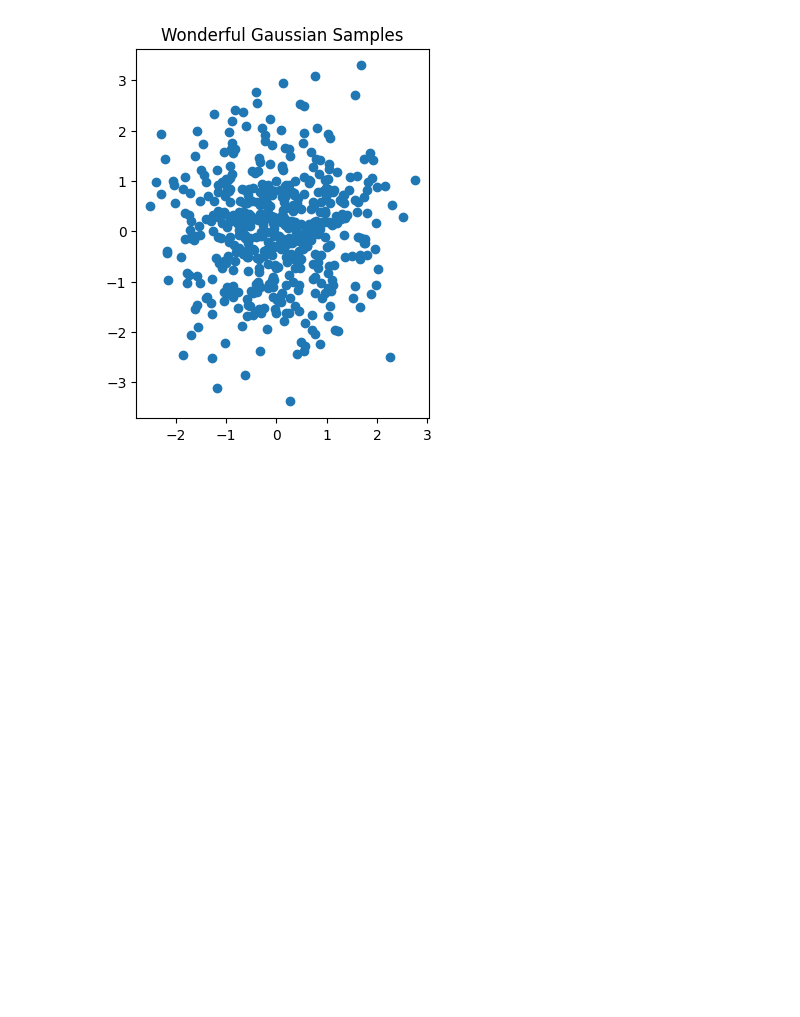
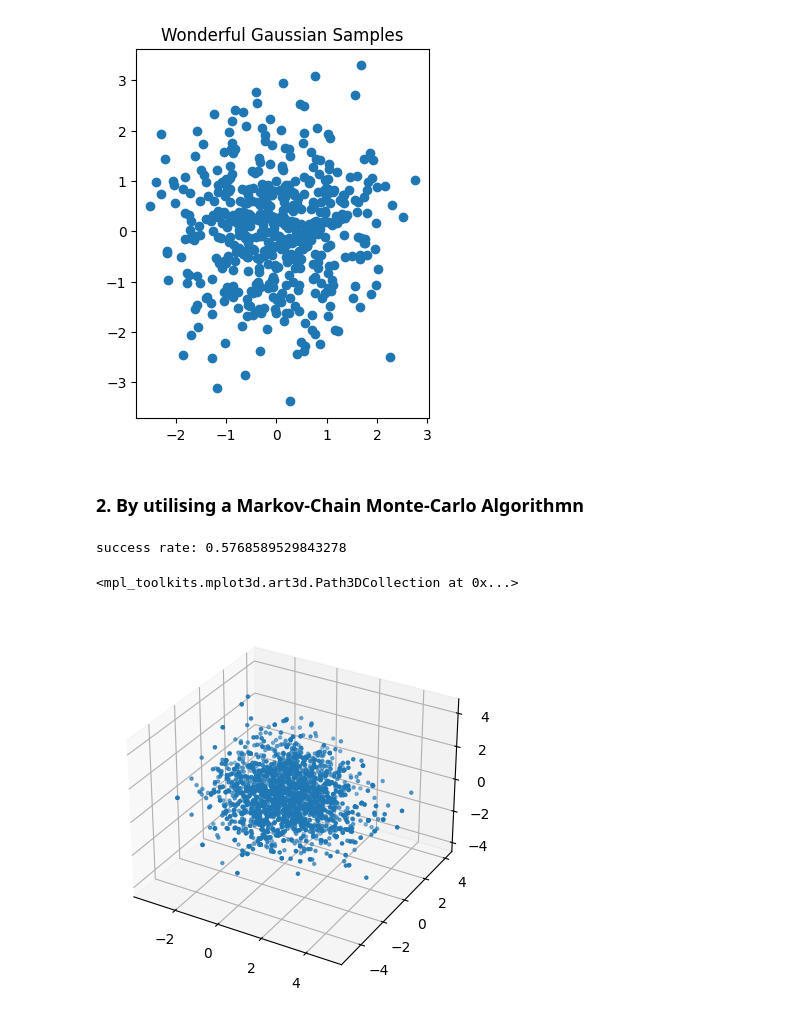
Before and after one commit to evanwonisch/NeuralQuantumStates, a Jupyter notebook: samplers/gaussian.ipynb, the cells around one changed output. Drawn from its saved outputs; the diff is of its cells as text; code cells hidden in the pictures; blank space fills up the shorter version.

```diff
--- a/samplers/gaussian.ipynb
+++ b/samplers/gaussian.ipynb
@@ -34,3 +36,49 @@ plt.title("Wonderful Gaussian Samples")
 # %% [output]
 Text(0.5, 1.0, 'Wonderful Gaussian Samples')
 [figure]
+# %% [markdown]
+### 2. By utilising a Markov-Chain Monte-Carlo Algorithmn
+# %%
+def sample(f, N, x_0, u_x = 1,  verbose = False):
+    x_0 = np.array(x_0)
+    samples = [x_0]
+    shape = x_0.shape
+    success_rate = 1
+
+    for i in range(1, N):
+        # sample gaussian step
+        dx = np.random.randn(*shape) * u_x
+        # calculate proposal
+        proposal = samples[-1] + dx
+
+        # calculate acceptance ratio
+        accept_ratio = f(proposal)/f(samples[-1])
+
+        # bring about a judge
+        damocles = np.random.uniform()
+
+        if damocles < accept_ratio:
+            samples.append(proposal)
+            success_rate = (success_rate * (i - 1) + 1) / i
+        else:
+            samples.append(samples[-1])
+            success_rate = success_rate * (i - 1) / i
+
+    if verbose:
+        print("success rate:", success_rate)
+
+    return np.array(samples)
+# %%
+f = lambda x: np.exp(-0.5*np.sum(x**2)/2)
+
+samples = sample(f, 3000, [0,0,0], u_x = 1, verbose = True)
+# %% [output]
+success rate: 0.5768589529843278
+# %%
+fig = plt.figure()
+ax = fig.add_subplot(projection='3d')
+
+ax.scatter(samples[:, 0], samples[:, 1], samples[:, 2], marker = ".")
+# %% [output]
+<mpl_toolkits.mplot3d.art3d.Path3DCollection at 0x...>
+[figure, added]
```
Also changed, not shown: parts of 1 cell of this notebook.
